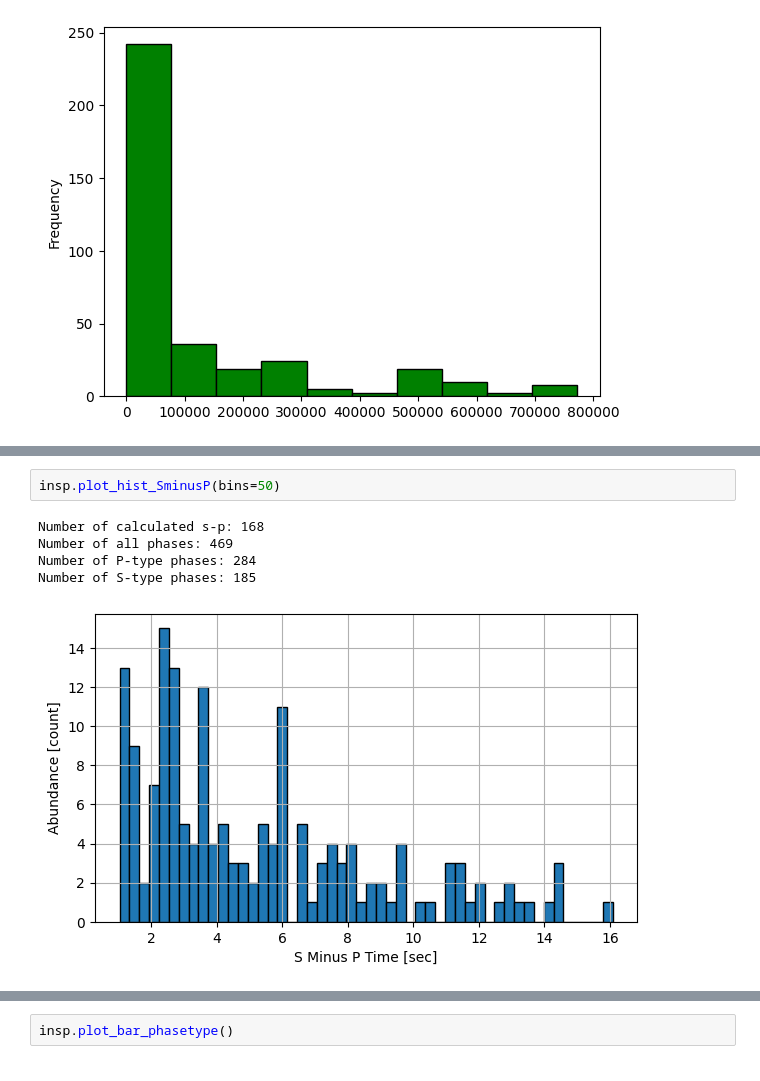
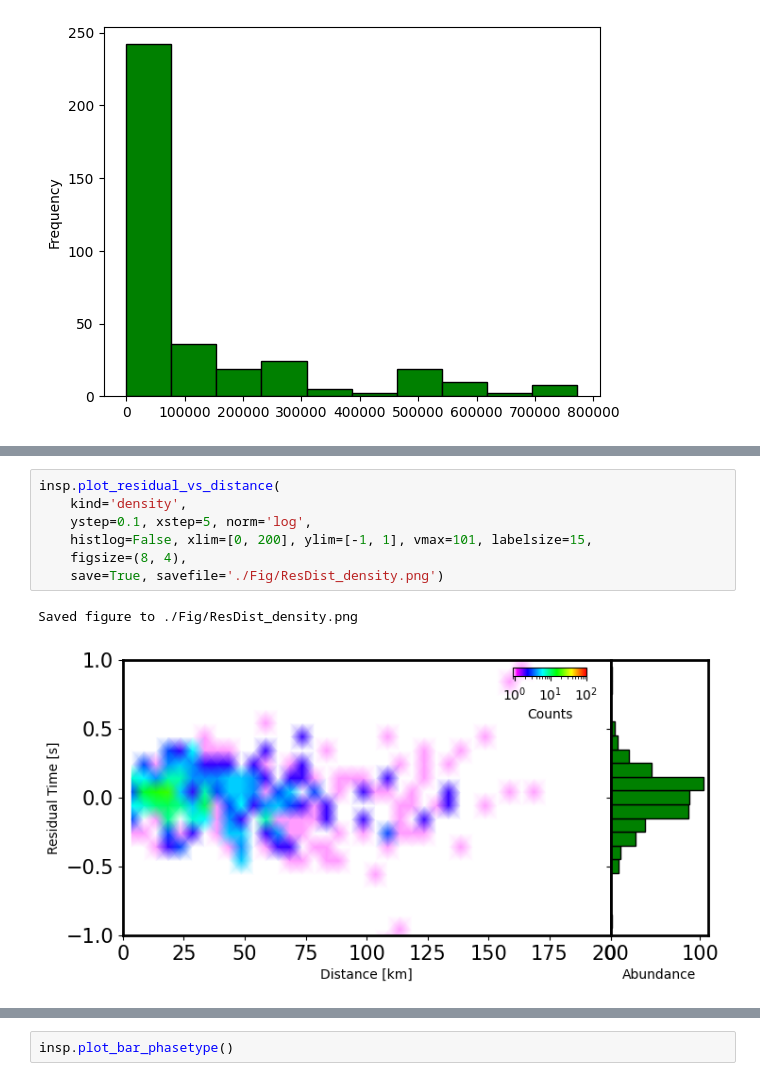
Before and after one commit to ikahbasi/SeisRoutine, a Jupyter notebook: Catalog-example.ipynb, the cells around one changed output, grey strips where cells are left out. Cells and saved outputs as stored; diff of their text form.

```diff
--- a/Catalog-example.ipynb
+++ b/Catalog-example.ipynb
@@ -75,8 +51,10 @@ insp.plot_station_participation(coords)
-# %%
-insp.plot_hist_SminusP(bins=50)
-# %% [output]
-Number of calculated s-p: 168
-Number of all phases: 469
-Number of P-type phases: 284
-Number of S-type phases: 185
-[figure, removed]
+# %%
+insp.plot_residual_vs_distance(
+    kind='density',
+    ystep=0.1, xstep=5, norm='log',
+    histlog=False, xlim=[0, 200], ylim=[-1, 1], vmax=101, labelsize=15,
+    figsize=(8, 4),
+    save=True, savefile='./Fig/ResDist_density.png')
+# %% [output]
+Saved figure to ./Fig/ResDist_density.png
+[figure, added]
```
Also changed, not shown: parts of 17 cells of this notebook.
